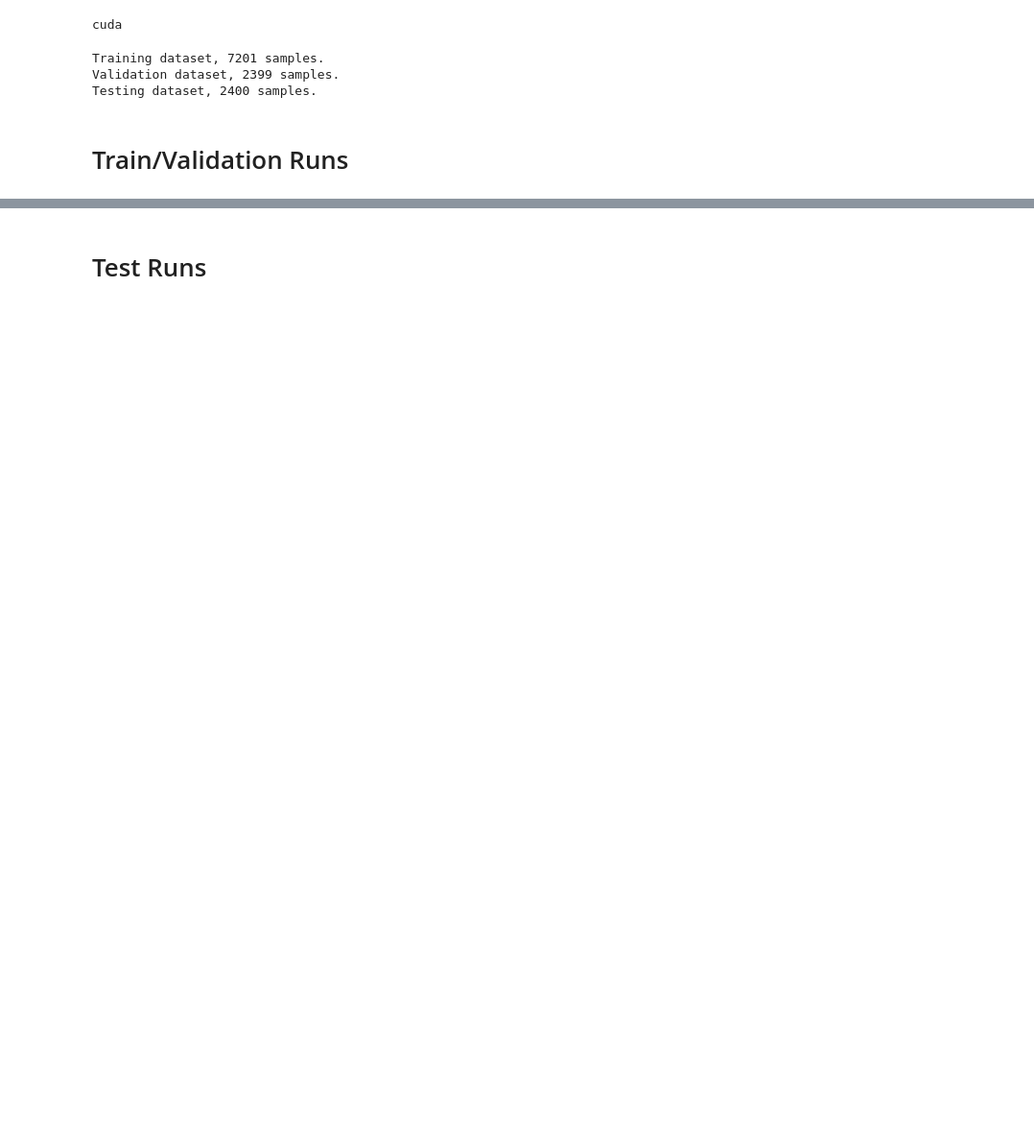
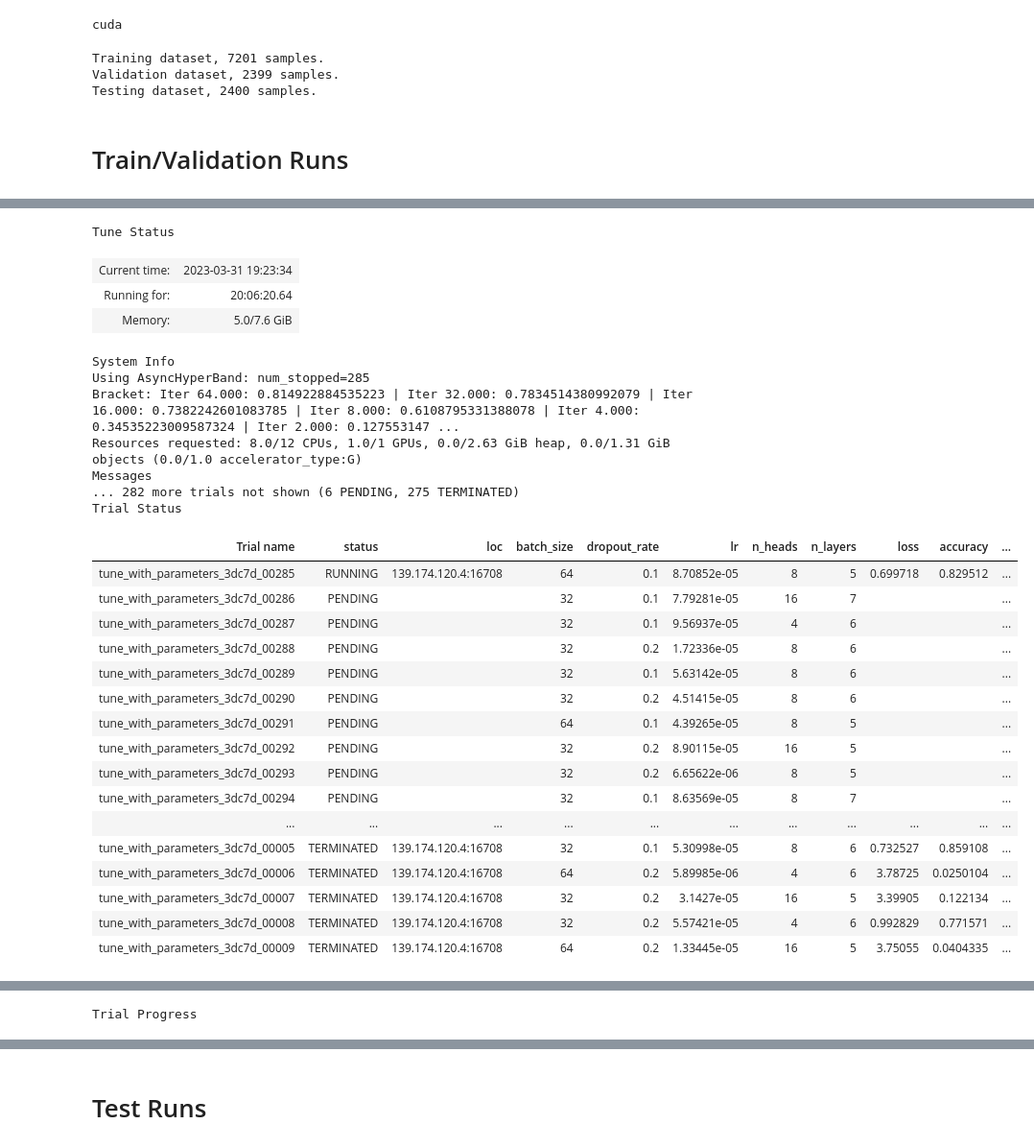
Before and after one commit to Ben1Mo/Transformer-Encoder-Based-Arabic-Speech-Recognition, a Jupyter notebook: AudioSpectogram.ipynb, the cells around one changed output, grey strips where cells are left out. Shown at 96% size. Saved outputs shown, nothing was run; the diff lists cells and outputs as text; code cells hidden in the pictures; blank space fills up the shorter version.

Commit message:
add tuning results

```diff
--- a/AudioSpectogram.ipynb
+++ b/AudioSpectogram.ipynb
@@ -526,7 +526,8 @@ def train(config,
           plot=False):
 
     model = NeuralNetworkModel(dropout_rate=config["dropout_rate"],
-                               n_heads=config["n_heads"]).to(device)
+                               n_heads=config["n_heads"],
+                               n_layers=config["n_layers"]).to(device)
 
     criterion = nn.CrossEntropyLoss()
     optimizer = optim.Adam(model.parameters(), lr=config["lr"])
@@ -743,0 +712,74 @@ Trial Progress
+# %%
+num_samples=500
+max_num_epochs=110
+
+config = {
+    "dropout_rate": tune.choice([0.1, 0.2]),
+    "n_heads": tune.choice([4, 8, 16]),
+    "n_layers": tune.choice([5, 6, 7]),
+    "lr": tune.loguniform(5e-6, 1e-4),
+    "batch_size": tune.choice([32, 64])
+}
+
+scheduler = ASHAScheduler(
+        metric="accuracy",
+        mode="max",
+        max_t=max_num_epochs,
+        grace_period=1,
+        reduction_factor=2)
+
+reporter = JupyterNotebookReporter(
+        overwrite=True,
+        metric_columns=["loss", "accuracy", "training_iteration"])
+
+tuner = tune.Tuner(
+        tune.with_resources(
+            tune.with_parameters(
+                    partial(train,
+                        train_set=train_dataset,
+                        val_set=valid_dataset,
+                        epochs=max_num_epochs)),
+            resources={"cpu": 8, "gpu": 1}
+        ),
+        tune_config=tune.TuneConfig(
+            scheduler=scheduler,
+            num_samples=num_samples,
+        ),
+        param_space=config,
+        run_config=air.RunConfig(local_dir="/media/mohamed/FCF05CB8F05C7B3A/ray_results",
+                                 progress_reporter=reporter),
+    )
+
+results = tuner.fit()
+
+best_trial = results.get_best_result("accuracy", "max", "last")
+print(f"Best trial config: {best_trial.config}")
+# %% [output]
+Tune Status
+| Current time: | 2023-03-31 19:23:34 |
+| Running for: | 20:06:20.64 |
+| Memory: | 5.0/7.6 GiB |
+System Info
+Using AsyncHyperBand: num_stopped=285
+Bracket: Iter 64.000: 0.814922884535223 | Iter 32.000: 0.7834514380992079 | Iter 16.000: 0.7382242601083785 | Iter 8.000: 0.6108795331388078 | Iter 4.000: 0.34535223009587324 | Iter 2.000: 0.127553147 ...
+Resources requested: 8.0/12 CPUs, 1.0/1 GPUs, 0.0/2.63 GiB heap, 0.0/1.31 GiB objects (0.0/1.0 accelerator_type:G)
+Messages
+... 282 more trials not shown (6 PENDING, 275 TERMINATED)
+Trial Status
+| Trial name | status | loc | batch_size | dropout_rate | lr | n_heads | n_layers | loss | accuracy | ... |
+| tune_with_parameters_3dc7d_00285 | RUNNING | 139.174.120.4:16708 | 64 | 0.1 | 8.70852e-05 | 8 | 5 | 0.699718 | 0.829512 | ... |
+| tune_with_parameters_3dc7d_00286 | PENDING |  | 32 | 0.1 | 7.79281e-05 | 16 | 7 |  |  | ... |
+| tune_with_parameters_3dc7d_00287 | PENDING |  | 32 | 0.1 | 9.56937e-05 | 4 | 6 |  |  | ... |
+| tune_with_parameters_3dc7d_00288 | PENDING |  | 32 | 0.2 | 1.72336e-05 | 8 | 6 |  |  | ... |
+| tune_with_parameters_3dc7d_00289 | PENDING |  | 32 | 0.1 | 5.63142e-05 | 8 | 6 |  |  | ... |
+| tune_with_parameters_3dc7d_00290 | PENDING |  | 32 | 0.2 | 4.51415e-05 | 8 | 6 |  |  | ... |
+| tune_with_parameters_3dc7d_00291 | PENDING |  | 64 | 0.1 | 4.39265e-05 | 8 | 5 |  |  | ... |
+| tune_with_parameters_3dc7d_00292 | PENDING |  | 32 | 0.2 | 8.90115e-05 | 16 | 5 |  |  | ... |
+| tune_with_parameters_3dc7d_00293 | PENDING |  | 32 | 0.2 | 6.65622e-06 | 8 | 5 |  |  | ... |
+| tune_with_parameters_3dc7d_00294 | PENDING |  | 32 | 0.1 | 8.63569e-05 | 8 | 7 |  |  | ... |
+| ... | ... | ... | ... | ... | ... | ... | ... | ... | ... | ... |
+| tune_with_parameters_3dc7d_00005 | TERMINATED | 139.174.120.4:16708 | 32 | 0.1 | 5.30998e-05 | 8 | 6 | 0.732527 | 0.859108 | ... |
+| tune_with_parameters_3dc7d_00006 | TERMINATED | 139.174.120.4:16708 | 64 | 0.2 | 5.89985e-06 | 4 | 6 | 3.78725 | 0.0250104 | ... |
+| tune_with_parameters_3dc7d_00007 | TERMINATED | 139.174.120.4:16708 | 32 | 0.2 | 3.1427e-05 | 16 | 5 | 3.39905 | 0.122134 | ... |
+| tune_with_parameters_3dc7d_00008 | TERMINATED | 139.174.120.4:16708 | 32 | 0.2 | 5.57421e-05 | 4 | 6 | 0.992829 | 0.771571 | ... |
+| tune_with_parameters_3dc7d_00009 | TERMINATED | 139.174.120.4:16708 | 64 | 0.2 | 1.33445e-05 | 16 | 5 | 3.75055 | 0.0404335 | ... |
@@ -743,0 +787 @@ Trial Progress
+Trial Progress
```
Also changed, not shown: parts of 5 cells of this notebook.
